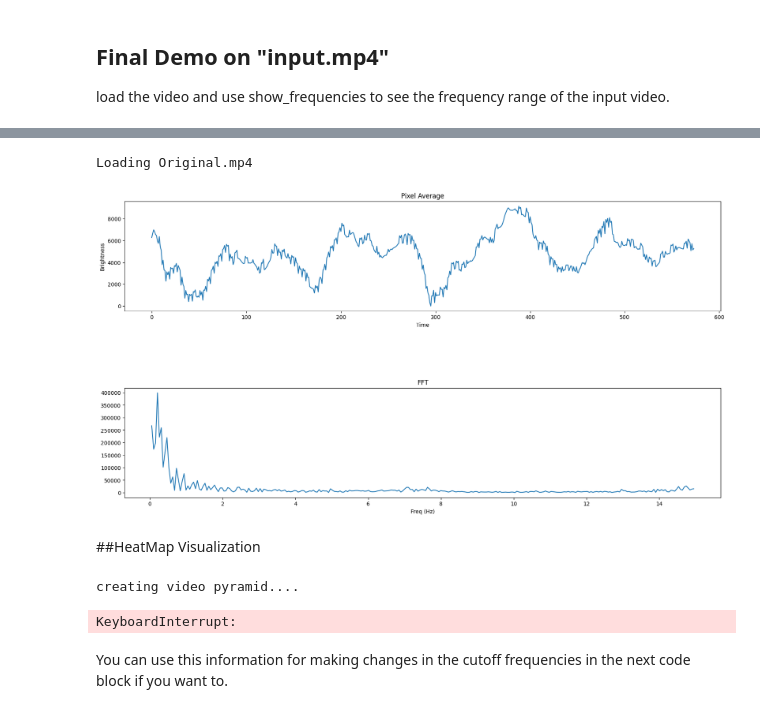
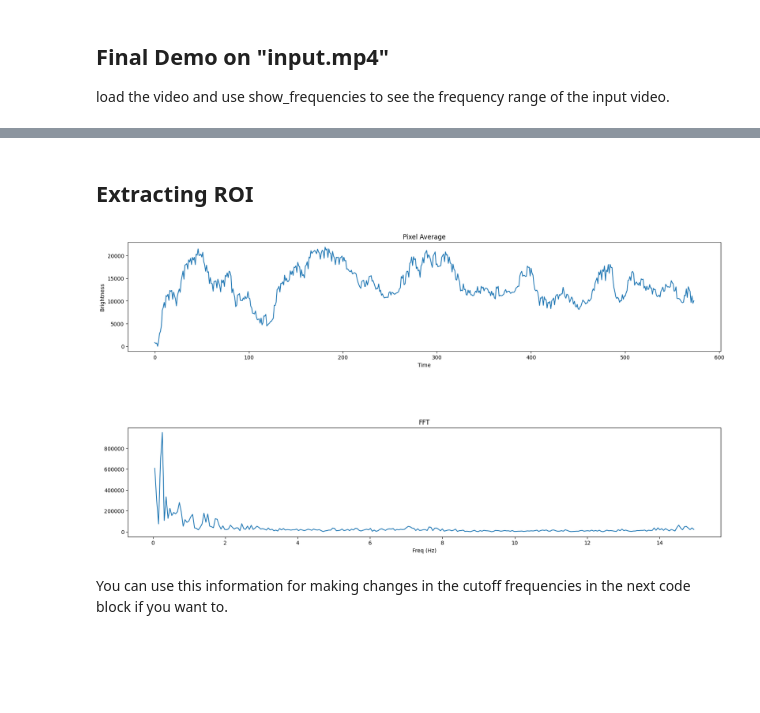
Before and after one commit to ShawwaHu/APPG, a Jupyter notebook: Eulerian_Video_Magnification.ipynb, the cells around one changed output, grey strips where cells are left out. Cells and saved outputs as stored; diff of their text form; code cells hidden in the pictures; blank space fills up the shorter version.

```diff
--- a/Eulerian_Video_Magnification.ipynb
+++ b/Eulerian_Video_Magnification.ipynb
@@ -394,3 +396,5 @@ load the video and use show_frequencies to see the frequency range of the input
+# %% [markdown]
+## Extracting ROI
 # %%
 def load_video_with_roi(video_filename):
     cap = cv2.VideoCapture(video_filename)
@@ -452,35 +456,11 @@ def load_video_with_roi(video_filename):
     vid_data = np.array(frames_roi)
 
     return vid_data, fps
-# %%
-# Load original full video
-vid, fps = load_video_float(filename)
-
-# Run Calibration on first ~20 seconds
-calibration_duration_sec = 20
-calibration_frames = int(fps * calibration_duration_sec)
-calibration_segment = vid[:calibration_frames]
-
-# Check frequencies within the calibrated ROI
-show_frequencies(vid_roi, fps)
-# %% [output]
-Loading Original.mp4
-[figure, removed]
-# %% [markdown]
-##HeatMap Visualization
-# %%
-roi_bbox, heatmap_visual = calibration_phase(
-    calibration_segment, fps, freq_min=0.1, freq_max=0.5
-)
-
-pyplot.figure(figsize=(8, 6))
-pyplot.imshow(cv2.cvtColor(heatmap_visual, cv2.COLOR_BGR2RGB))
-pyplot.title('Breathing Heatmap with ROI')
-pyplot.axis('off')
-pyplot.show()
-# %% [output]
-creating video pyramid....
-KeyboardInterrupt:
+# %%
+vid, fps = load_video_with_roi(filename)
+show_frequencies(vid, fps)
+# %% [output]
+[figure, added]
 # %% [markdown]
 You can use this information for making changes in the cutoff frequencies in the next code block if you want to.
 # %%
```
Also changed, not shown: parts of 2 cells of this notebook.
